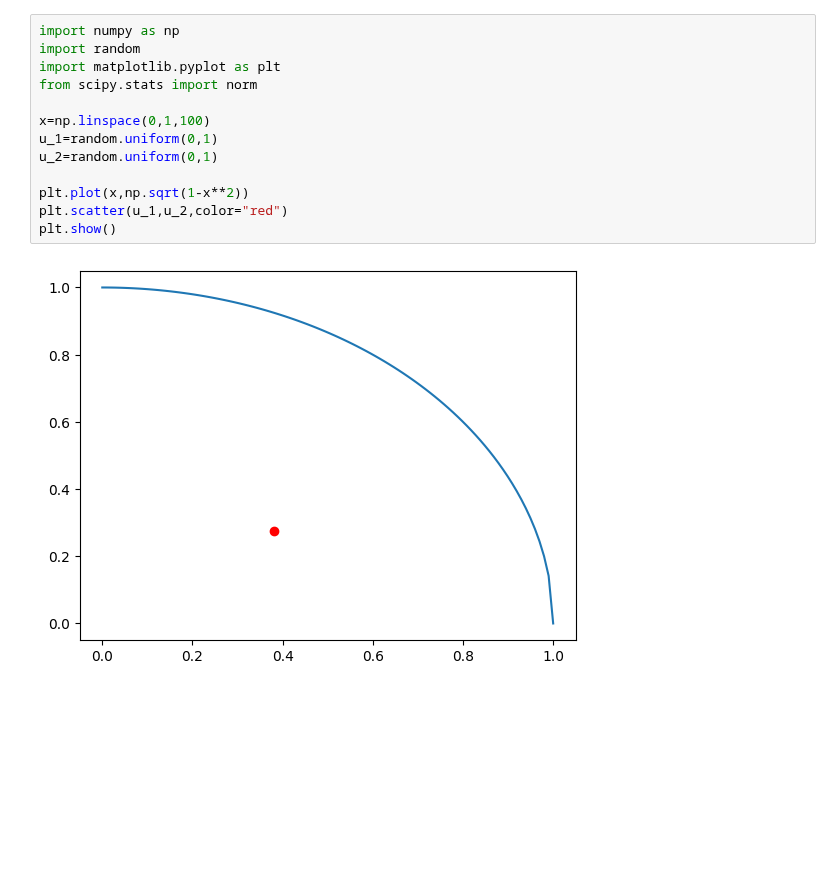
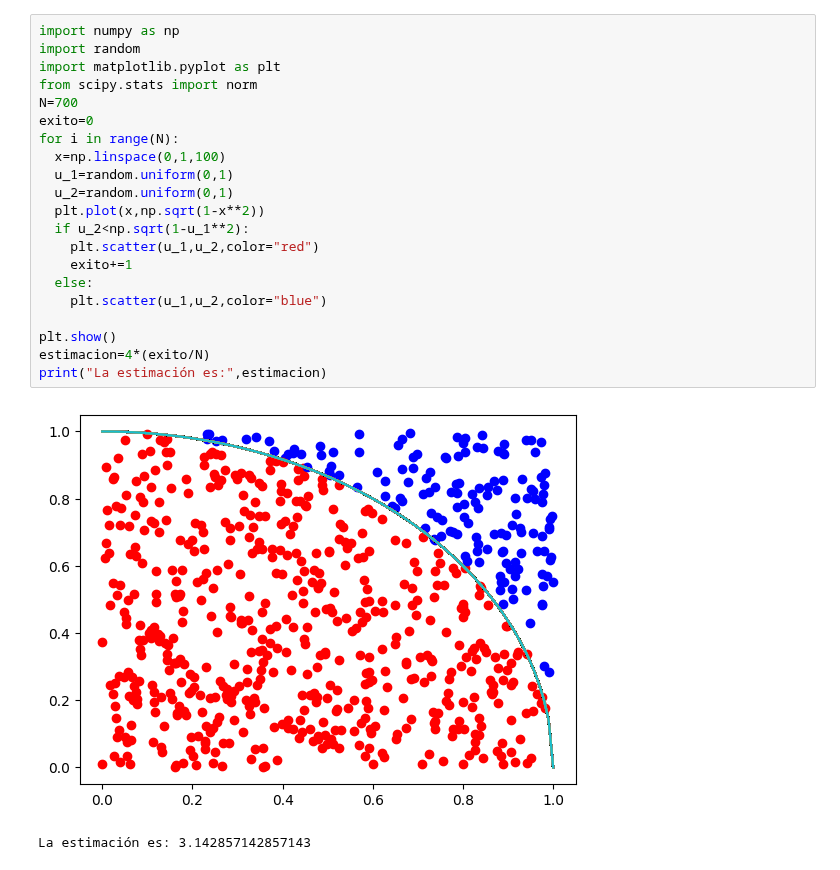
Before and after one commit to 0DianaHernandez/Simulaci-n-I, a Jupyter notebook: Estimacion_Pi.ipynb, the cells around one changed output. Saved outputs shown, nothing was run; the diff lists cells and outputs as text; blank space fills up the shorter version.

```diff
--- a/Estimacion_Pi.ipynb
+++ b/Estimacion_Pi.ipynb
@@ -3,15 +3,24 @@
 # %%
 import numpy as np
 import random
 import matplotlib.pyplot as plt
 from scipy.stats import norm
+N=700
+exito=0
+for i in range(N):
+  x=np.linspace(0,1,100)
+  u_1=random.uniform(0,1)
+  u_2=random.uniform(0,1)
+  plt.plot(x,np.sqrt(1-x**2))
+  if u_2<np.sqrt(1-u_1**2):
+    plt.scatter(u_1,u_2,color="red")
+    exito+=1
+  else:
+    plt.scatter(u_1,u_2,color="blue")
 
-x=np.linspace(0,1,100)
-u_1=random.uniform(0,1)
-u_2=random.uniform(0,1)
-
-plt.plot(x,np.sqrt(1-x**2))
-plt.scatter(u_1,u_2,color="red")
 plt.show()
+estimacion=4*(exito/N)
+print("La estimación es:",estimacion)
 # %% [output]
-[figure, old version]
+[figure, new version]
+La estimación es: 3.142857142857143
```
